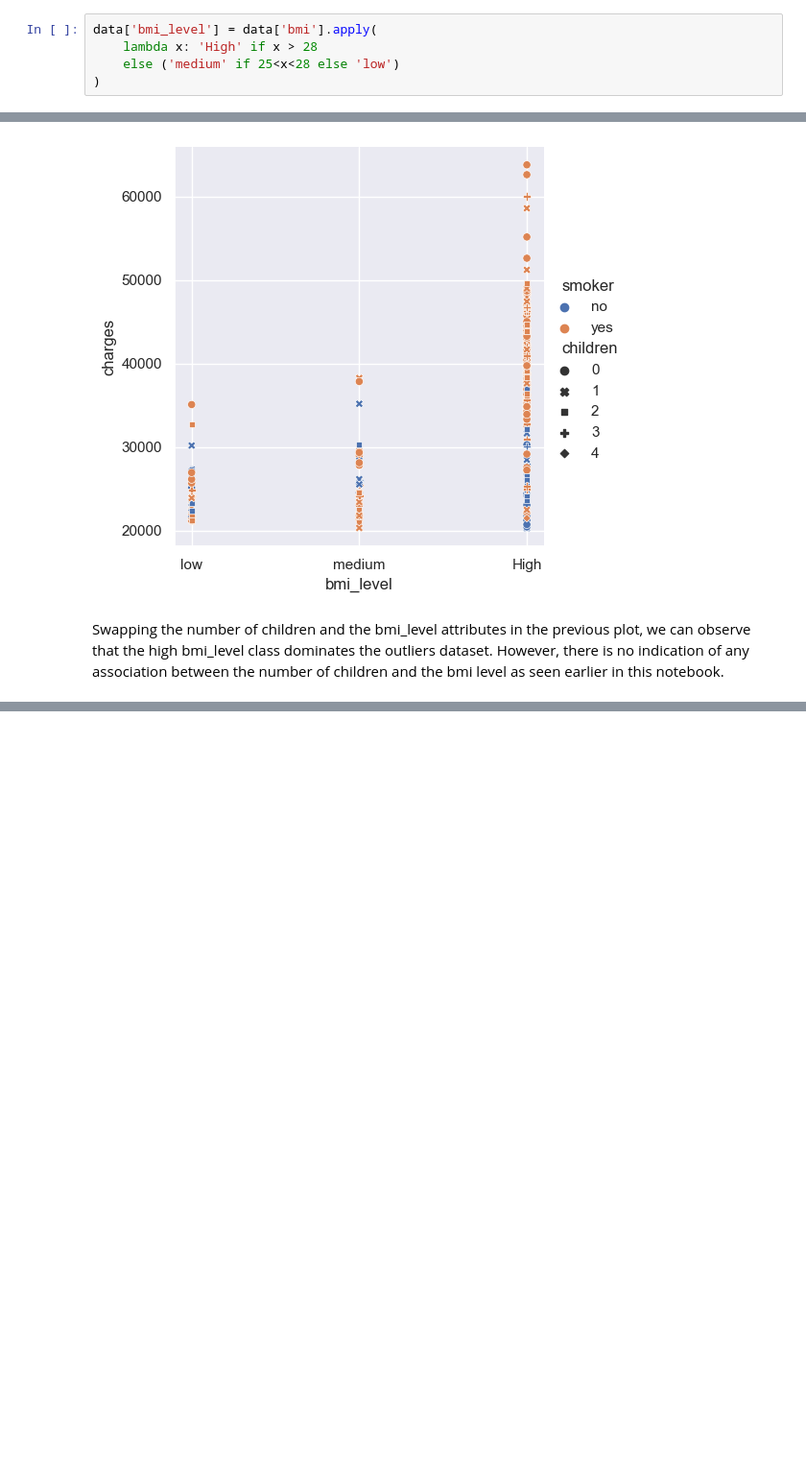
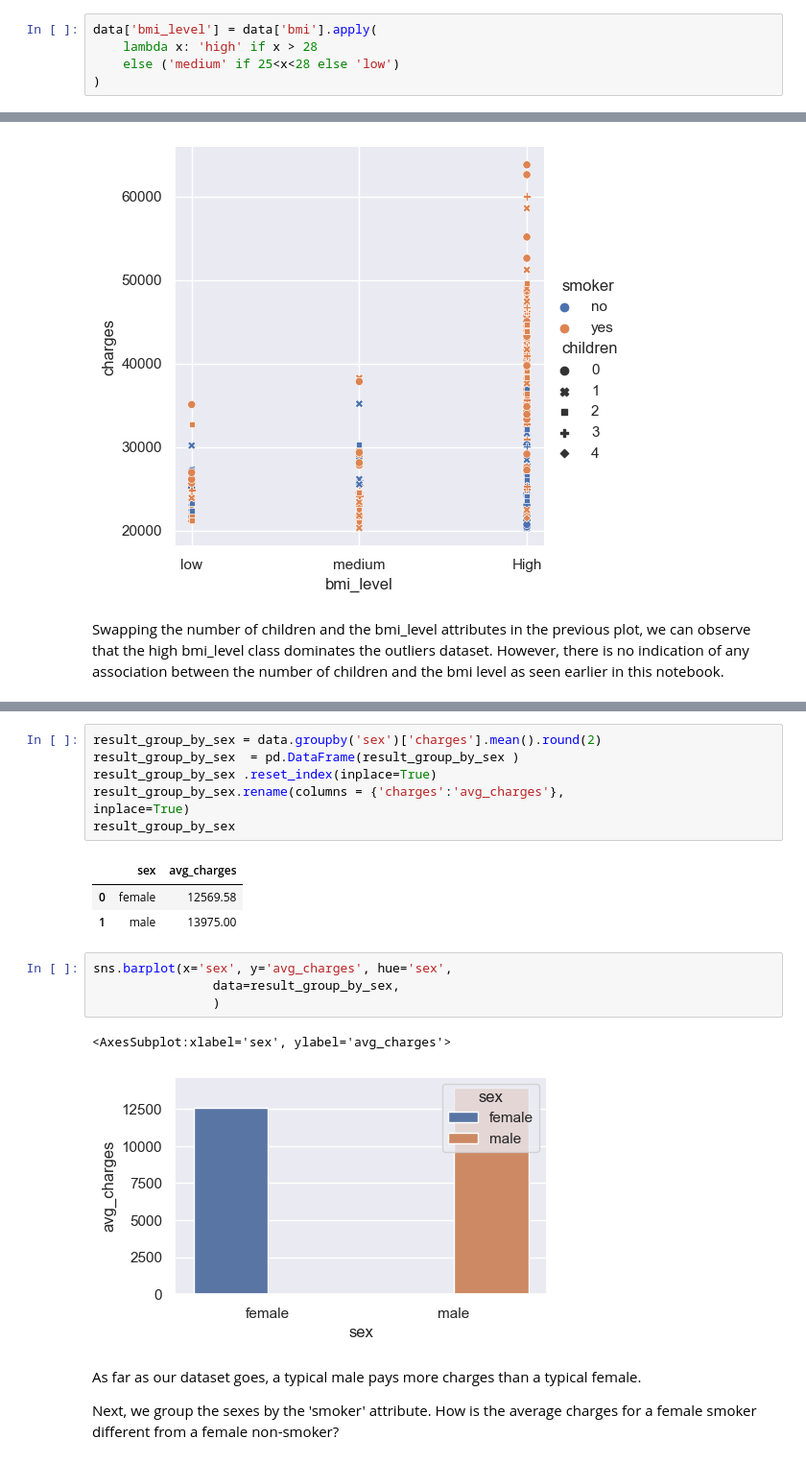
Before and after one commit to ChigozieObika/insurance_premium, a Jupyter notebook: eda.ipynb, the cells around one changed output, grey strips where cells are left out. Shown at 96% size. Drawn from its saved outputs; the diff is of its cells as text; blank space fills up the shorter version.

Commit message:
average analysis in eda notebook

```diff
--- a/eda.ipynb
+++ b/eda.ipynb
@@ -40,7 +40,7 @@ data=data.drop_duplicates().reset_index(drop=True)
 Create a new column to aggregate the bmi values
 # %%
 data['bmi_level'] = data['bmi'].apply(
-    lambda x: 'High' if x > 28
+    lambda x: 'high' if x > 28
     else ('medium' if 25<x<28 else 'low')
 )
 # %%
@@ -343,0 +330,22 @@ Name: charges, dtype: float64
+# %%
+result_group_by_sex = data.groupby('sex')['charges'].mean().round(2)
+result_group_by_sex  = pd.DataFrame(result_group_by_sex )
+result_group_by_sex .reset_index(inplace=True)
+result_group_by_sex.rename(columns = {'charges':'avg_charges'},
+inplace=True)
+result_group_by_sex
+# %% [output]
+|  | sex | avg_charges |
+| 0 | female | 12569.58 |
+| 1 | male | 13975.00 |
+# %%
+sns.barplot(x='sex', y='avg_charges', hue='sex',
+                data=result_group_by_sex,
+                )
+# %% [output]
+<AxesSubplot:xlabel='sex', ylabel='avg_charges'>
+[figure, added]
+# %% [markdown]
+As far as our dataset goes, a typical male pays more charges than a typical female.
+
+Next, we group the sexes by the 'smoker' attribute. How is the average charges for a female smoker different from a female non-smoker?
```
Also changed, not shown: parts of 20 cells of this notebook.
